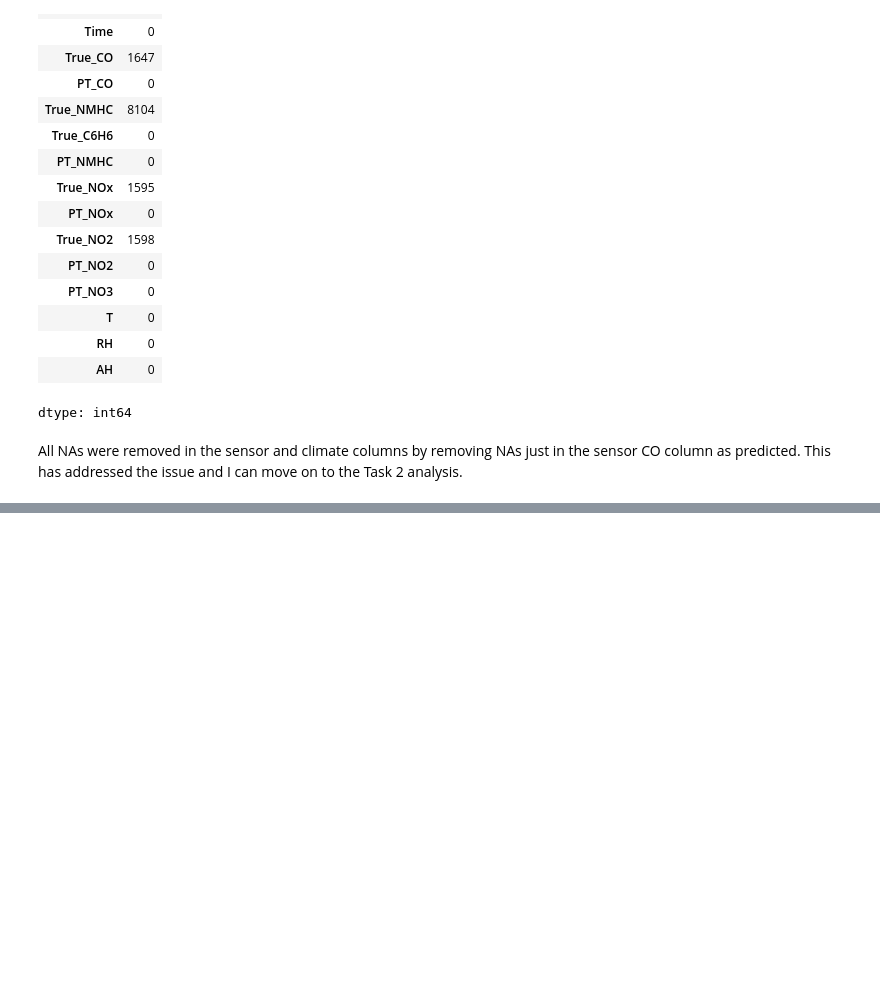
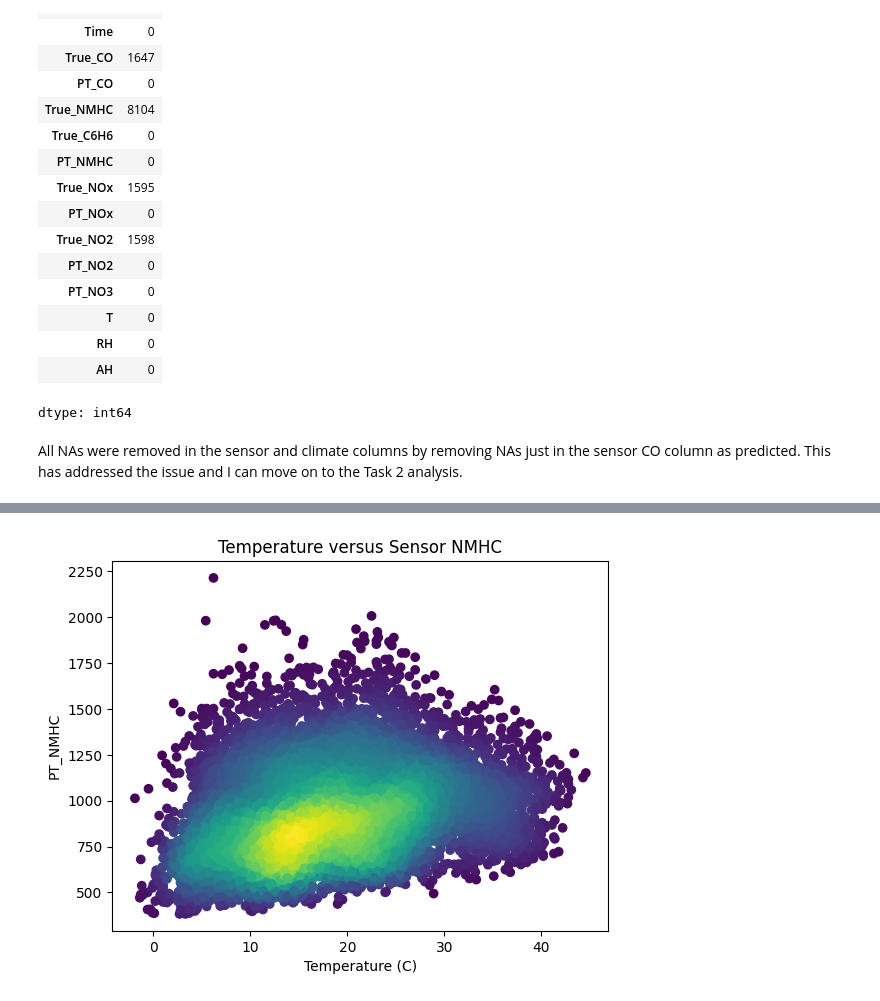
Before and after one commit to shuodeng521-sys/ST-554-Project1-Shuo-Anna-Jillian, a Jupyter notebook: Task2/Greene_Project1_Task2.ipynb, the cells around one changed output, grey strips where cells are left out. Cells and saved outputs as stored; diff of their text form; code cells hidden in the pictures; blank space fills up the shorter version.

```diff
--- a/Task2/Greene_Project1_Task2.ipynb
+++ b/Task2/Greene_Project1_Task2.ipynb
@@ -110,0 +178,15 @@ All NAs were removed in the sensor and climate columns by removing NAs just in t
+# %%
+# Plot NMHC vs T (spearman corr = 0.28)
+# Set up color density gradient
+values = np.vstack((matrix_df["T"], matrix_df["PT_NMHC"]))
+kernel = gaussian_kde(values)
+kde = kernel.evaluate(values)
+
+# Create plot
+plt.scatter(matrix_df["T"], matrix_df["PT_NMHC"], c=kde, cmap='viridis')
+plt.xlabel("Temperature (C)")
+plt.ylabel("PT_NMHC")
+plt.title("Temperature versus Sensor NMHC")
+plt.show()
+# %% [output]
+[figure, added]
```
Also changed, not shown: parts of 20 cells of this notebook.
